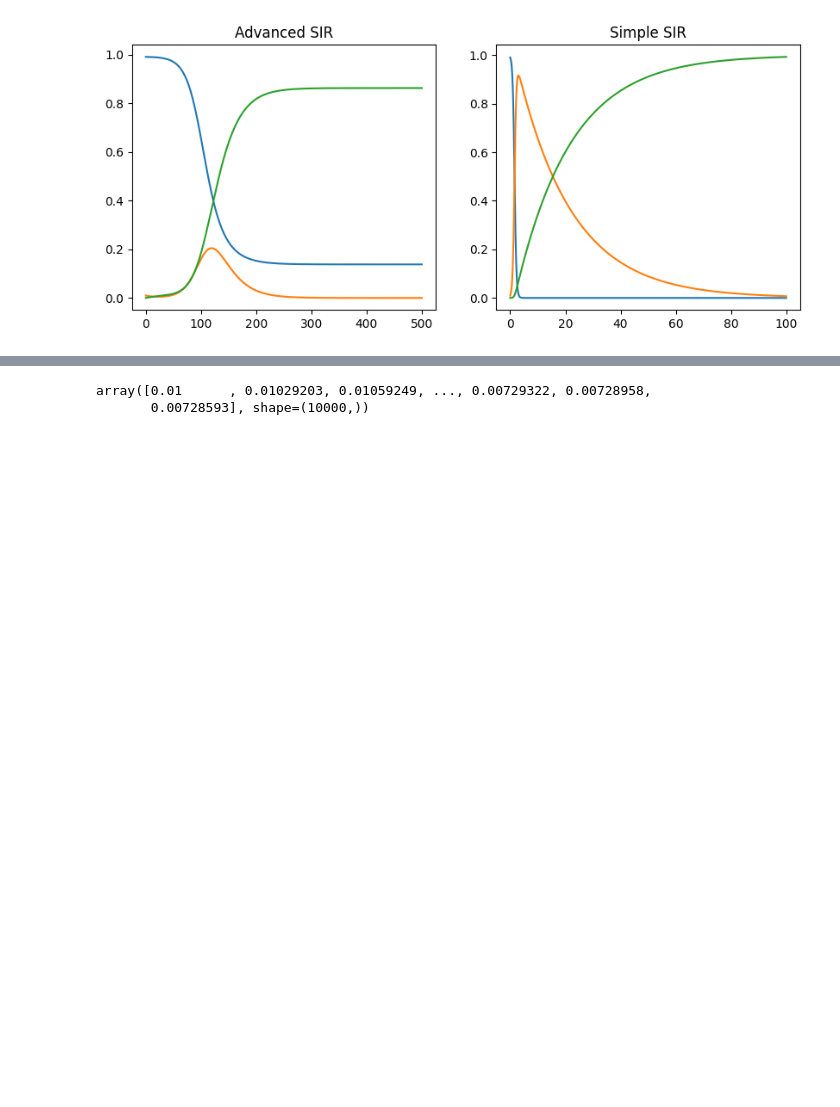
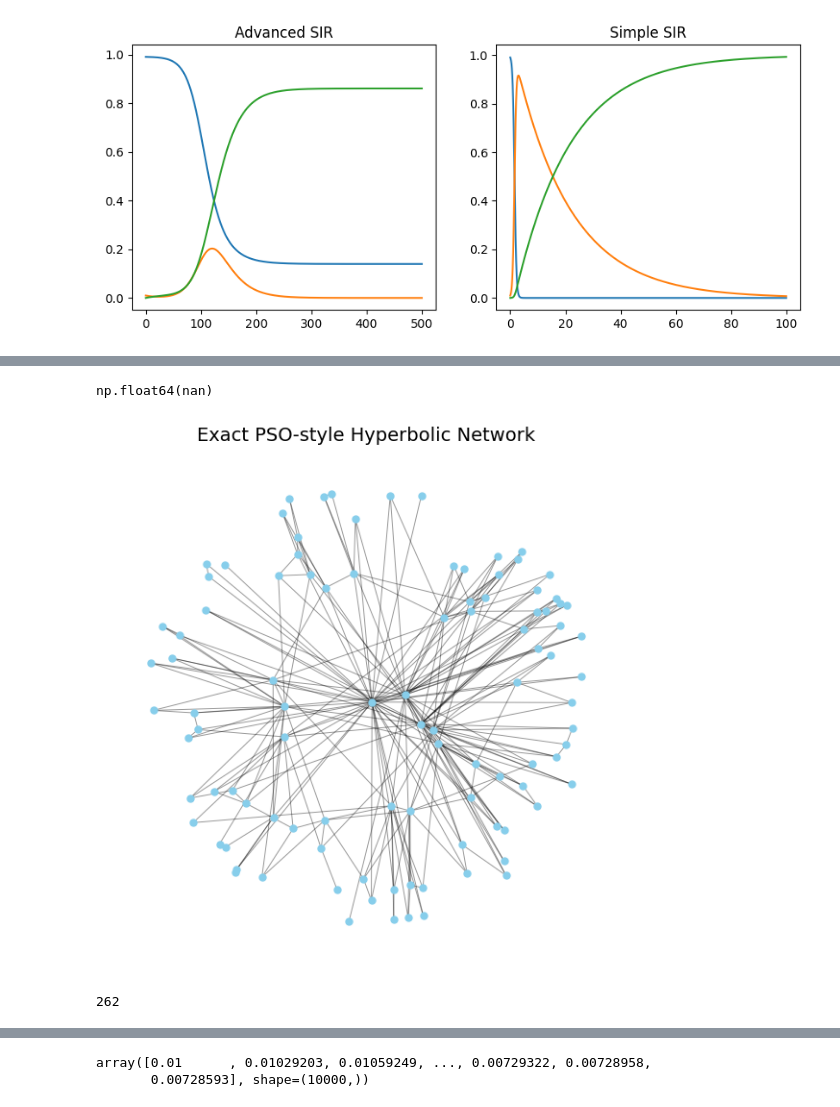
Before and after one commit to kambizaur/ZASUT, a Jupyter notebook: experiments.ipynb, the cells around one changed output, grey strips where cells are left out. Saved outputs shown, nothing was run; the diff lists cells and outputs as text; code cells hidden in the pictures; blank space fills up the shorter version.

```diff
--- a/experiments.ipynb
+++ b/experiments.ipynb
@@ -321,3 +197,66 @@ plt.show()
+# %%
+Slist[-1]
+# %% [output]
+np.float64(nan)
+# %%
+N = 100
+m = 3
+beta = 0.5
+T = 0.5
+zeta = 1.0
+
+R = (2 / zeta) * np.log(N / m)
+
+def hyperbolic_dist(ru, rv, theta, phi):
+    Δ = np.pi - abs(np.pi - abs(theta - phi))
+    return (1 / zeta) * np.arccosh(
+        np.cosh(zeta * ru) * np.cosh(zeta * rv) -
+        np.sinh(zeta * ru) * np.sinh(zeta * rv) * np.cos(Δ)
+    )
+
+def p_conn(d):
+    return 1 / (1 + np.exp((d - R) / (T * 2)))
+
+G = nx.Graph()
+rs, thetas = [], []
+positions = {}
+
+
+for t in range(1, N + 1):
+    r_t = (2 / zeta) * np.log(t)
+    theta_t = np.random.uniform(0, 2*np.pi)
+
+    G.add_node(t)
+    rs.append(r_t)
+    thetas.append(theta_t)
+    positions[t] = (r_t * np.cos(theta_t), r_t * np.sin(theta_t))
+
+    # d  to e nodes
+    dists = [hyperbolic_dist(r_t, rs[j], theta_t, thetas[j]) for j in range(t - 1)]
+    probs = [p_conn(d) for d in dists]
+
+    if t - 1 <= m:
+        targets = range(t - 1)
+    else:
+        idxs = np.arange(t - 1)
+        targets = np.random.choice(idxs, size=m, replace=False, p=np.array(probs)/sum(probs))
+
+    for j in targets:
+        if np.random.rand() * 0.1 < probs[j]:
+            G.add_edge(t, j+1)
+
+plt.figure(figsize=(7,7))
+nx.draw_networkx_nodes(G, positions, node_size=25, node_color='skyblue')
+nx.draw_networkx_edges(G, positions, alpha=0.4, width=0.7)
+plt.title("Exact PSO‑style Hyperbolic Network", fontsize=14)
+plt.axis('off')
+plt.show()
+# %% [output]
+[figure, added]
+# %%
+G.number_of_edges()
+# %% [output]
+262
 # %%
 from scipy.optimize import minimize
 from scipy.spatial import distance
```
Also changed, not shown: parts of 12 cells of this notebook, 1 other file.
